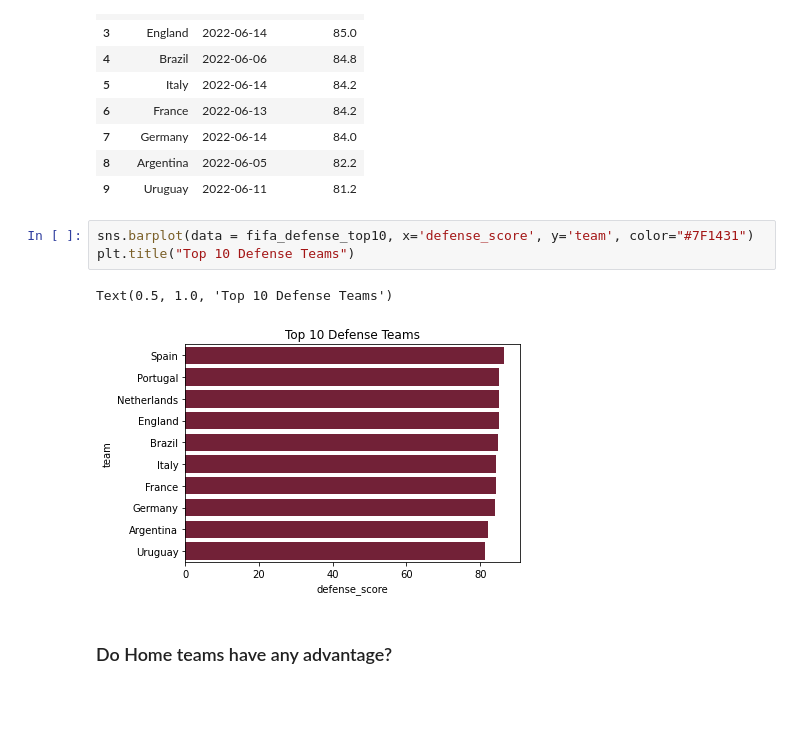
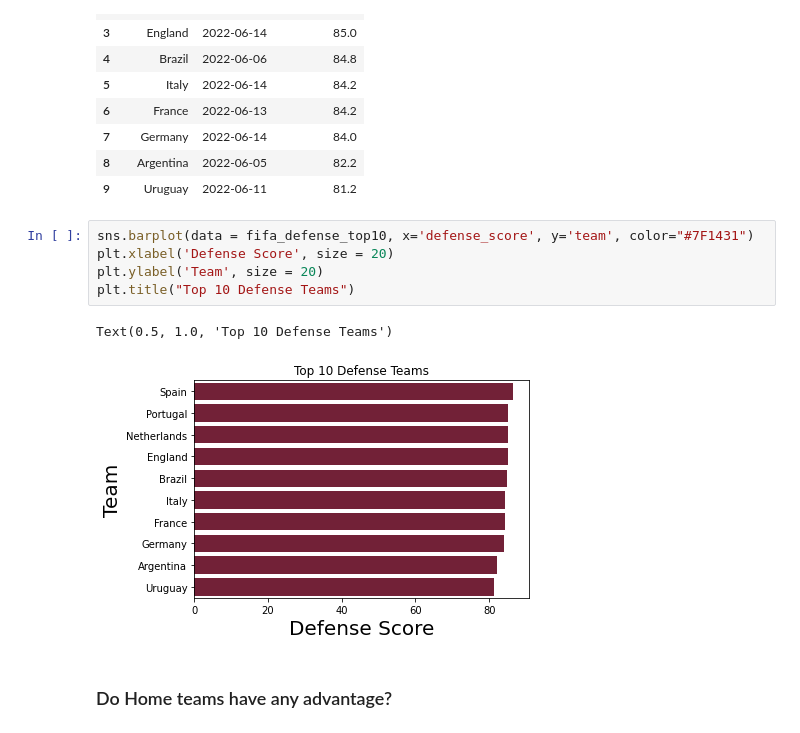
Before and after one commit to davidcamilo0710/QATAR_2022_Prediction, a Jupyter notebook: QATAR22_EDA+Data_Preparation.ipynb, the cells around one changed output. Saved outputs shown, nothing was run; the diff lists cells and outputs as text; blank space fills up the shorter version.

```diff
--- a/QATAR22_EDA+Data_Preparation.ipynb
+++ b/QATAR22_EDA+Data_Preparation.ipynb
@@ -203,10 +207,12 @@ fifa_defense_top10
 | 9 | Uruguay | 2022-06-11 | 81.2 |
 # %%
 sns.barplot(data = fifa_defense_top10, x='defense_score', y='team', color="#7F1431")
+plt.xlabel('Defense Score', size = 20)
+plt.ylabel('Team', size = 20)
 plt.title("Top 10 Defense Teams")
 # %% [output]
 Text(0.5, 1.0, 'Top 10 Defense Teams')
-[figure, old version]
+[figure, new version]
 # %% [markdown]
 ### Do Home teams have any advantage?
 # %%
```
Also changed, not shown: parts of 5 cells of this notebook.
